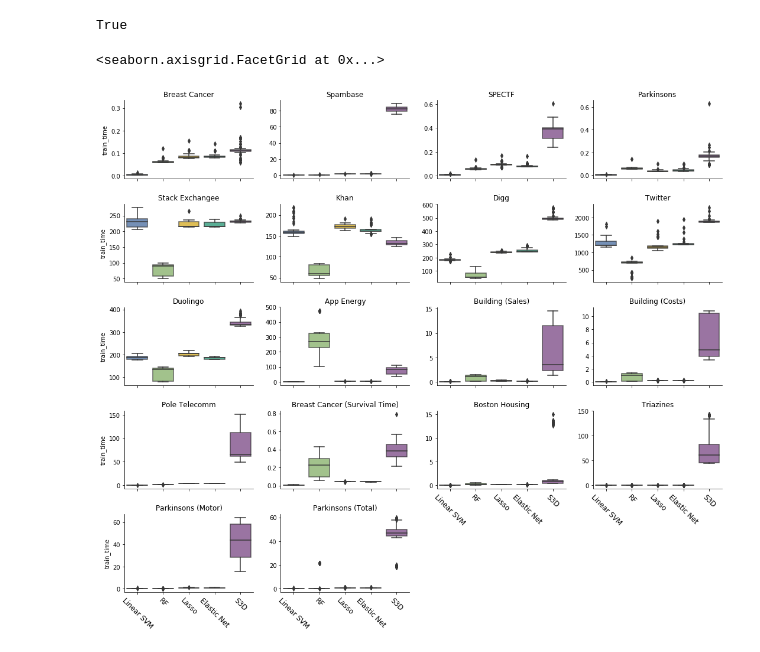
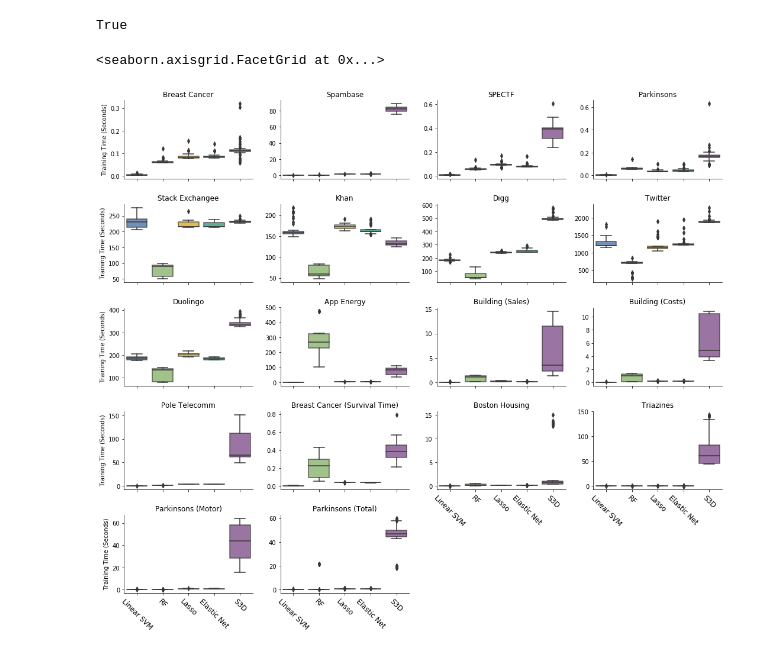
Before and after one commit to peterfennell/S3D, a Jupyter notebook: replicate/5-runtime.ipynb, the cells around one changed output. Saved outputs shown, nothing was run; the diff lists cells and outputs as text; code cells hidden in the pictures.

Commit message:
update runtime figure for revision 1

```diff
--- a/replicate/5-runtime.ipynb
+++ b/replicate/5-runtime.ipynb
@@ -108,16 +108,17 @@ color_list = color_list[[2,5,3,1,0]]
 # %%
 g = sns.factorplot(x='clf_name', y='train_time', data=df,
                    col='data_name', col_wrap=4, col_order=data_list,
                    order=order_list, aspect=1.5, size=2.5,
                    width=0.8, boxprops=dict(alpha=.75),
                    palette=color_list,
                    sharey=False, kind='box')
 for ax_i in g.axes:
     ax_i.set_title(name_pair_dict[ax_i.get_title().split(' = ')[-1]])
 g.set_xlabels('')
 g.set_xticklabels(['Linear SVM', 'RF', 'Lasso', 'Elastic Net' ,'S3D', ], size=12, rotation=-45)
+g.set_ylabels('Training Time (Seconds)')
 # %% [output]
 <seaborn.axisgrid.FacetGrid at 0x...>
-[figure, old version]
+[figure, new version]
 # %%
 g.savefig('figures/runtime.pdf', format='pdf', dpi=1000)
```
Also changed, not shown: 1 other file.
